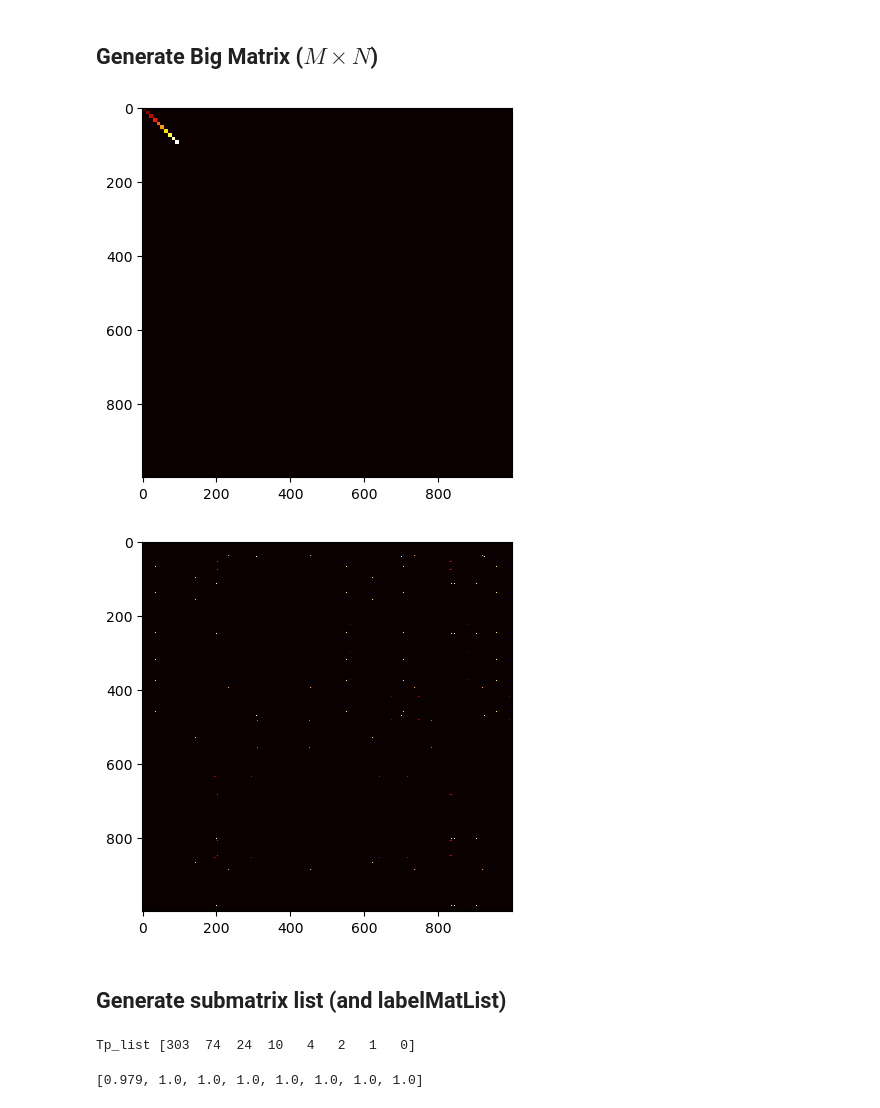
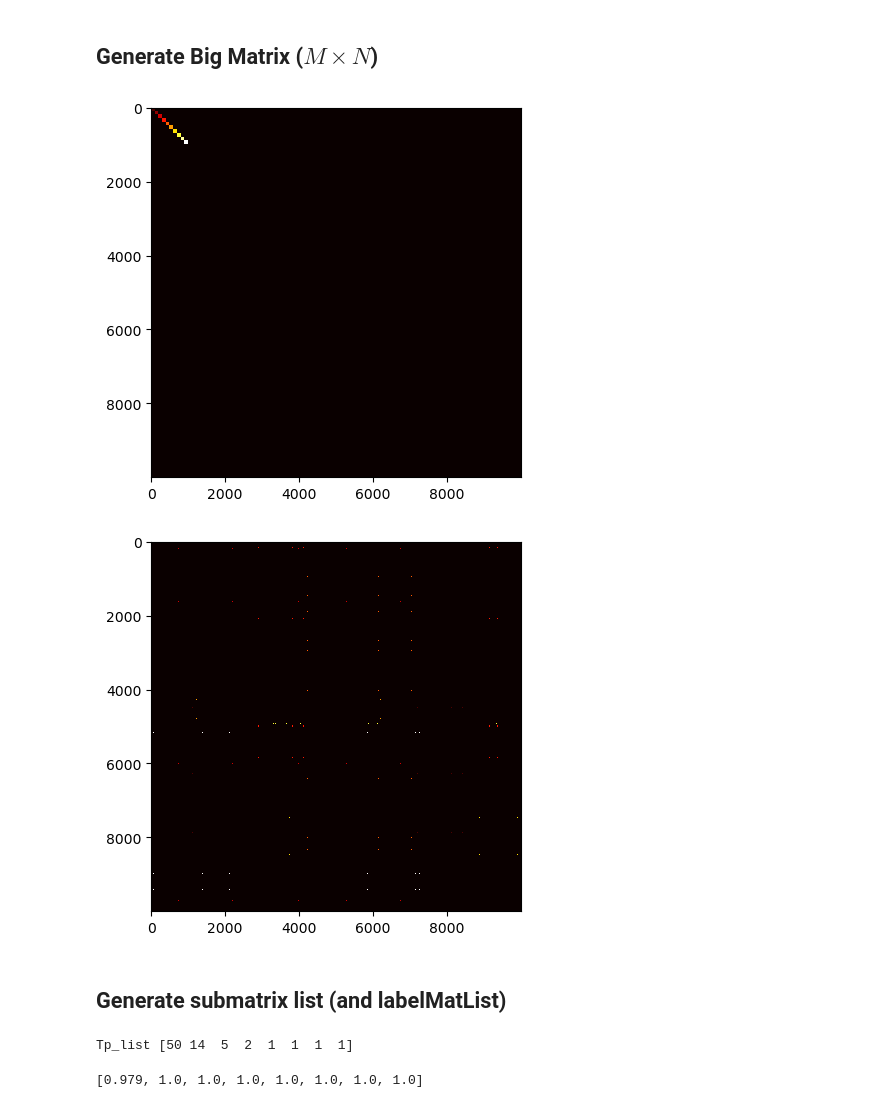
Before and after one commit to wzh4464/big_matrix_cocluster, a Jupyter notebook: main.ipynb, the cells around one changed output. Saved outputs shown, nothing was run; the diff lists cells and outputs as text; code cells hidden in the pictures.

```diff
--- a/main.ipynb
+++ b/main.ipynb
@@ -48,42 +49,41 @@ def generate(seed, num_bicluster, M, N, m, n):
 # %%
 seed = 42
 K = 10 # number of biclusters
 
 # random n(0) n(1) n(2) ... n(K-1) as the length of each bicluster base vector
 # n = np.random.RandomState(seed=seed).randint(
 # num_pool/5, num_pool, K)
 # m is the height of biclusters
 # m = np.random.RandomState(
 # seed=seed+1).randint(num_pool/5, num_pool, K)
-phi = 10
-psi = 10
+phi = 100
+psi = 100
 
 m = np.ones(K, dtype=int) * phi
 n = np.ones(K, dtype=int) * psi
 
-M = 1000
-N = 1000
+M = 10000
+N = 10000
 
 B, permx, permy, A = generate(
         seed=seed, num_bicluster=K, M=M, N=N, m=m, n=n
     )
 
 # print('permx: ', permx)
 # print('permy: ', permy)
 
 plt.imshow(A, cmap='hot', interpolation='nearest')
 plt.show()
 
 plt.imshow(B, cmap='hot', interpolation='nearest')
 plt.show()
 # %% [output]
-[figure, old version]
+[figure, new version]
-[figure, old version]
+[figure, new version]
 # %% [markdown]
 ## Generate submatrix list (and labelMatList)
 # %%
 importlib.reload(ccSVD)
-import multiprocessing
 
 def find_bicluster_count(A, Tp, Tm, Tn, sizex, sizey, num_iter=100):
     count = 0
@@ -97,13 +97,10 @@ def find_bicluster_count(A, Tp, Tm, Tn, sizex, sizey, num_iter=100):
 
 partition : int = 10
 
-# read 'Tp_list.csv'
-Tp_list = np.loadtxt('Tp_list.csv', delimiter=',')
-# floor Tp_list to integer
-Tp_list = np.floor(Tp_list).astype(int)
+Tp_list = ccSVD.Tp(range(100, 250 ,20), phi=50, Tm=4, M=10000)
 print('Tp_list', Tp_list)
 # %% [output]
-Tp_list [303  74  24  10   4   2   1   0]
+Tp_list [50 14  5  2  1  1  1  1]
 # %%
 
 sizex = M // partition # block size
```
Also changed, not shown: parts of 2 cells of this notebook.
